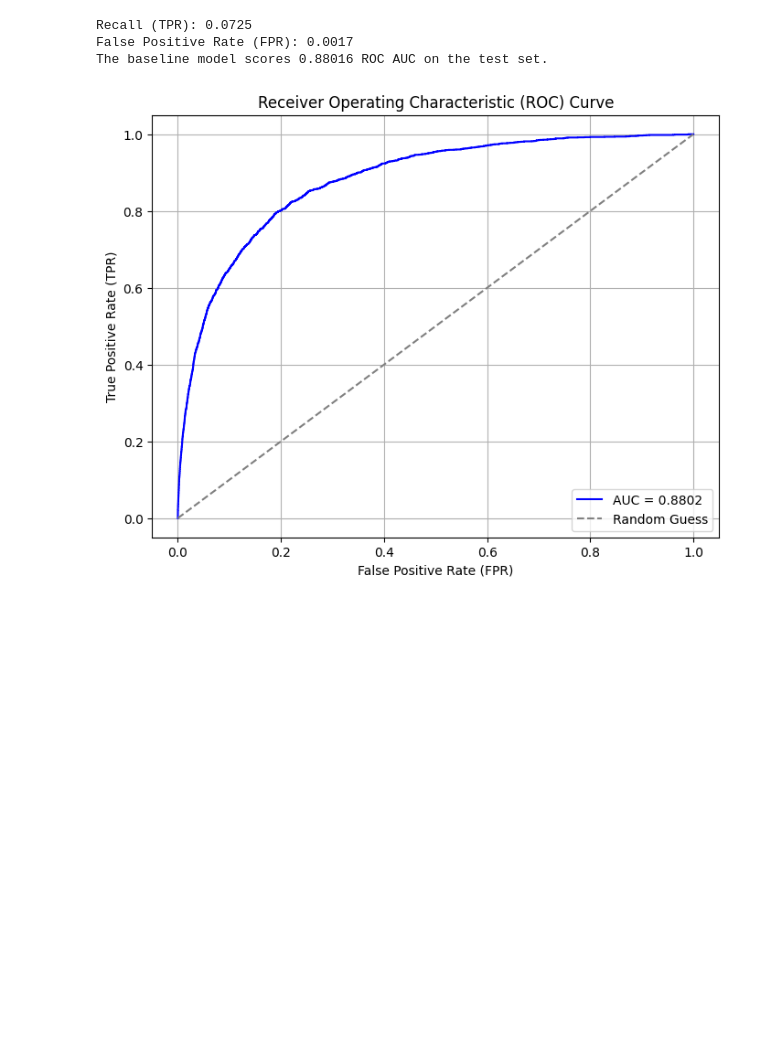
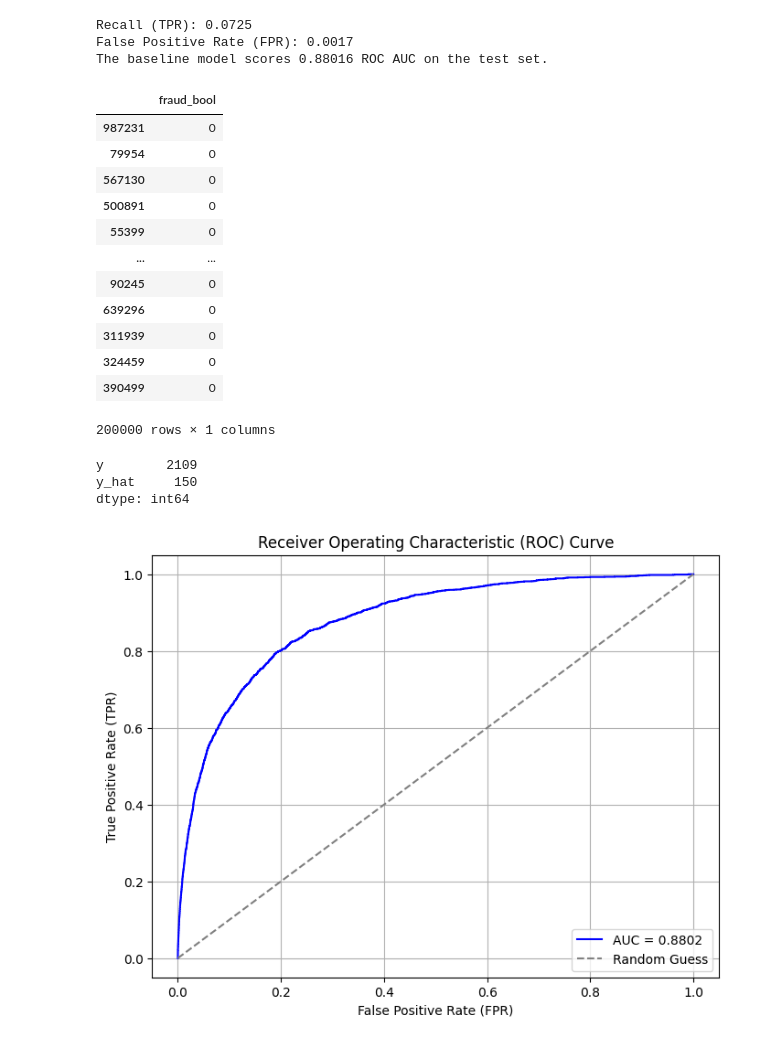
Before and after one commit to czy123czy321/Bank-account-fraud, a Jupyter notebook: code/model.ipynb, the cells around one changed output. Drawn from its saved outputs; the diff is of its cells as text; code cells hidden in the pictures; blank space fills up the shorter version.

```diff
--- a/code/model.ipynb
+++ b/code/model.ipynb
@@ -114,6 +114,33 @@ print('The baseline model scores {:.5f} ROC AUC on the test set.'.format(baselin
 Recall (TPR): 0.0725
 False Positive Rate (FPR): 0.0017
 The baseline model scores 0.88016 ROC AUC on the test set.
+# %%
+y_test.
+# %% [output]
+|  | fraud_bool |
+| 987231 | 0 |
+| 79954 | 0 |
+| 567130 | 0 |
+| 500891 | 0 |
+| 55399 | 0 |
+| ... | ... |
+| 90245 | 0 |
+| 639296 | 0 |
+| 311939 | 0 |
+| 324459 | 0 |
+| 390499 | 0 |
+200000 rows × 1 columns
+# %%
+compare = pd.DataFrame({
+    'y':y_test.fraud_bool,
+    'y_hat':pred_bool
+})
+
+compare[compare.y==1].sum()
+# %% [output]
+y        2109
+y_hat     150
+dtype: int64
 # %%
 # Plot the ROC curve
 plt.figure(figsize=(8, 6))
```
Also changed, not shown: parts of 1 cell of this notebook, 1 other file.
